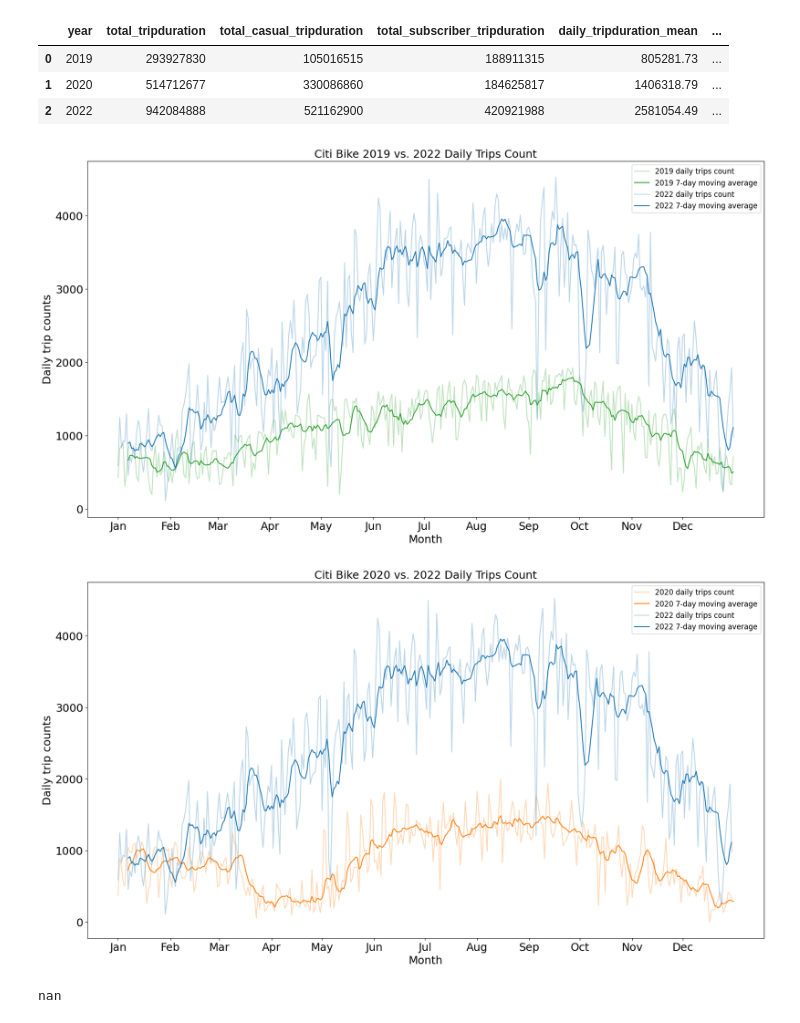
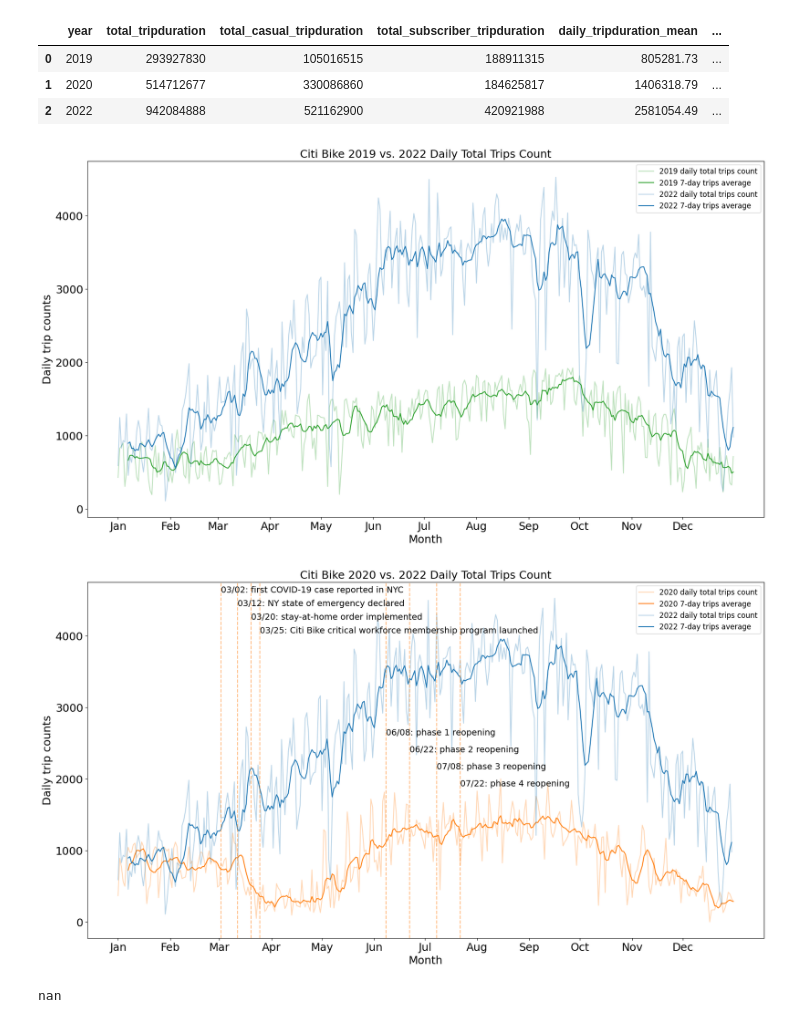
Before and after one commit to M2JT/big-data-final-project, a Jupyter notebook: code/CitiBikeAnalysis.ipynb, the cells around one changed output. Drawn from its saved outputs; the diff is of its cells as text; code cells hidden in the pictures.

```diff
--- a/code/CitiBikeAnalysis.ipynb
+++ b/code/CitiBikeAnalysis.ipynb
@@ -595,14 +595,14 @@ blue_2022 = u'#1f77b4'
 plt.figure(figsize=(20, 12))
 
 # plot data
-plt.plot(dateList2019, daily_trips_count_2019_list, label='2019 daily trips count', alpha=0.3, color = green_2019)
-plt.plot(dateList2019, movingAvg2019, label='2019 7-day moving average', color = green_2019)
-plt.plot(dateList2019, daily_trips_count_2022_list, label='2022 daily trips count', alpha=0.3, color = blue_2022)
-plt.plot(dateList2019, movingAvg2022, label='2022 7-day moving average', color = blue_2022)
+plt.plot(dateList2019, daily_trips_count_2019_list, label='2019 daily total trips count', alpha=0.3, color = green_2019)
+plt.plot(dateList2019, movingAvg2019, label='2019 7-day trips average', color = green_2019)
+plt.plot(dateList2019, daily_trips_count_2022_list, label='2022 daily total trips count', alpha=0.3, color = blue_2022)
+plt.plot(dateList2019, movingAvg2022, label='2022 7-day trips average', color = blue_2022)
 plt.legend(fontsize=12)
 
 # set plot title and axis labels
-plt.title('Citi Bike 2019 vs. 2022 Daily Trips Count', fontsize=18)
+plt.title('Citi Bike 2019 vs. 2022 Daily Total Trips Count', fontsize=18)
 plt.xlabel('Month', fontsize=18)
 plt.ylabel('Daily trip counts', fontsize=18)
 
@@ -622,4 +622,4 @@ plt.yticks(fontsize=18)
 # show plot
 plt.show()
 # %% [output]
-[figure, old version]
+[figure, new version]
@@ -631,39 +631,57 @@ movingAvg2022.append(np.nan)
 # %%
 # generates a list of dates for 2020
 dateList2020 = [str(datetime.date(2020, 1, 1) + datetime.timedelta(days=i)) for i in range(366)]
 
 # set the size of the plot
 plt.figure(figsize=(20, 12))
 
 # plot data
-plt.plot(dateList2020, daily_trips_count_2020_list, label='2020 daily trips count', alpha=0.3, color = orange_2020)
-plt.plot(dateList2020, movingAvg2020, label='2020 7-day moving average', color = orange_2020)
-plt.plot(dateList2020, daily_trips_count_2022_list, label='2022 daily trips count', alpha=0.3, color = blue_2022)
-plt.plot(dateList2020, movingAvg2022, label='2022 7-day moving average', color = blue_2022)
+plt.plot(dateList2020, daily_trips_count_2020_list, label='2020 daily total trips count', alpha=0.3, color = orange_2020)
+plt.plot(dateList2020, movingAvg2020, label='2020 7-day trips average', color = orange_2020)
+plt.plot(dateList2020, daily_trips_count_2022_list, label='2022 daily total trips count', alpha=0.3, color = blue_2022)
+plt.plot(dateList2020, movingAvg2022, label='2022 7-day trips average', color = blue_2022)
 plt.legend(fontsize=12)
 
 # set plot title and axis labels
-plt.title('Citi Bike 2020 vs. 2022 Daily Trips Count', fontsize=18)
+plt.title('Citi Bike 2020 vs. 2022 Daily Total Trips Count', fontsize=18)
 plt.xlabel('Month', fontsize=18)
 plt.ylabel('Daily trip counts', fontsize=18)
 
 # set x-tick labels to show abbreviated month names
 dateRange = pd.date_range(start=dateList2020[0], end=dateList2020[len(dateList2020) - 1])
 monthStarts = [date for date in dateRange if date.day == 1]
 daysSinceStartOfYear = [(date - pd.Timestamp(date.year, 1, 1)).days for date in monthStarts]
 monthNames = [date.strftime('%b') for date in monthStarts]
 plt.xticks(daysSinceStartOfYear, monthNames, fontsize=18)
 
+# add key events timeline
+plt.axvline(x='2020-03-02', color=orange_2020, linestyle='--', alpha=0.5)
+plt.text('2020-03-02', plt.ylim()[1]*0.97, '03/02: first COVID-19 case reported in NYC', fontsize=14, ha='left')
+plt.axvline(x='2020-03-12', color=orange_2020, linestyle='--', alpha=0.5)
+plt.text('2020-03-12', plt.ylim()[1]*0.93, '03/12: NY state of emergency declared', fontsize=14, ha='left')
+plt.axvline(x='2020-03-20', color=orange_2020, linestyle='--', alpha=0.5)
+plt.text('2020-03-20', plt.ylim()[1]*0.89, '03/20: stay-at-home order implemented', fontsize=14, ha='left')
+plt.axvline(x='2020-03-25', color=orange_2020, linestyle='--', alpha=0.5)
+plt.text('2020-03-25', plt.ylim()[1]*0.85, '03/25: Citi Bike critical workforce membership program launched', fontsize=14, ha='left')
+plt.axvline(x='2020-06-08', color=orange_2020, linestyle='--', alpha=0.5)
+plt.text('2020-06-08', plt.ylim()[1]*0.55, '06/08: phase 1 reopening', fontsize=14, ha='left')
+plt.axvline(x='2020-06-22', color=orange_2020, linestyle='--', alpha=0.5)
+plt.text('2020-06-22', plt.ylim()[1]*0.50, '06/22: phase 2 reopening', fontsize=14, ha='left')
+plt.axvline(x='2020-07-08', color=orange_2020, linestyle='--', alpha=0.5)
+plt.text('2020-07-08', plt.ylim()[1]*0.45, '07/08: phase 3 reopening', fontsize=14, ha='left')
+plt.axvline(x='2020-07-22', color=orange_2020, linestyle='--', alpha=0.5)
+plt.text('2020-07-22', plt.ylim()[1]*0.40, '07/22: phase 4 reopening', fontsize=14, ha='left')
+
 # adjust plot margins
 plt.subplots_adjust(bottom=0.20)
 
 # set yticks fontsize
 plt.yticks(fontsize=18)
 
 # show plot
 plt.show()
 # %% [output]
-[figure, old version]
+[figure, new version]
 # %%
 # popped the NaN that we've added to the 2022 data once finished plotting
 daily_trips_count_2022_list.pop()
```
Also changed, not shown: parts of 9 cells of this notebook.
